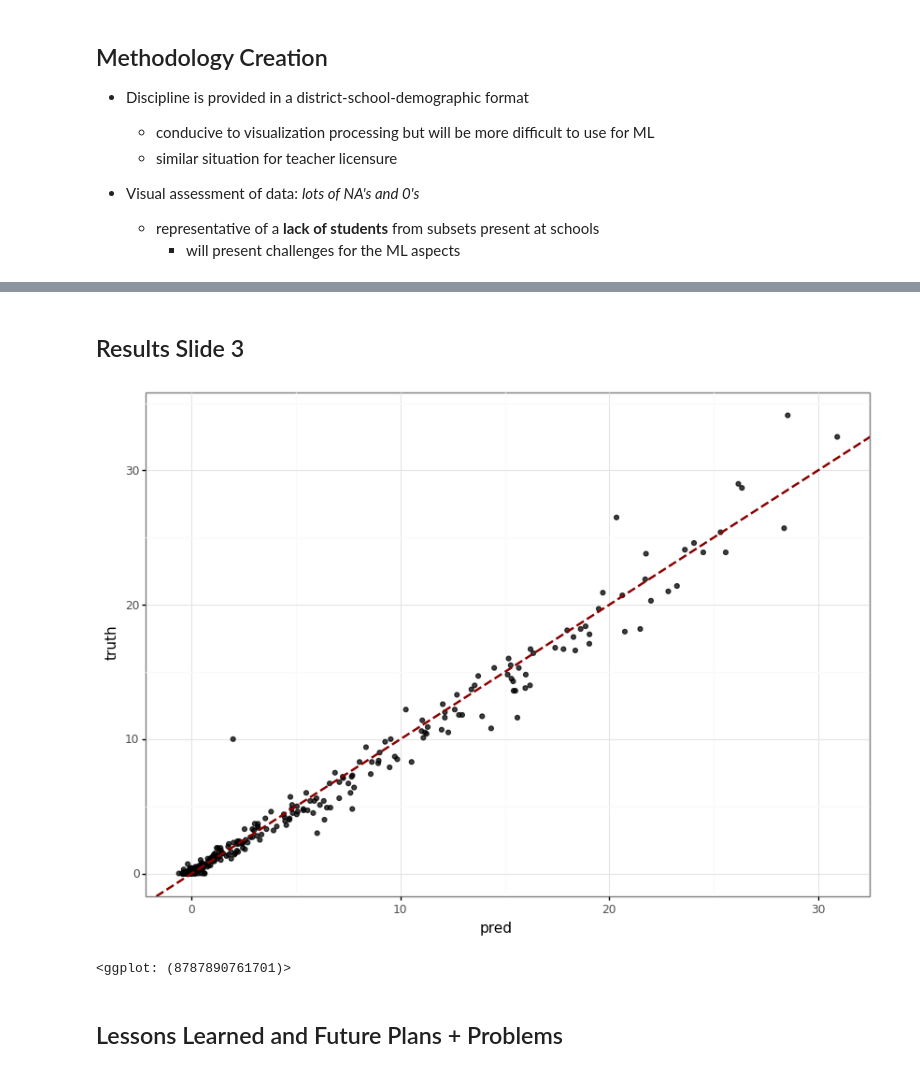
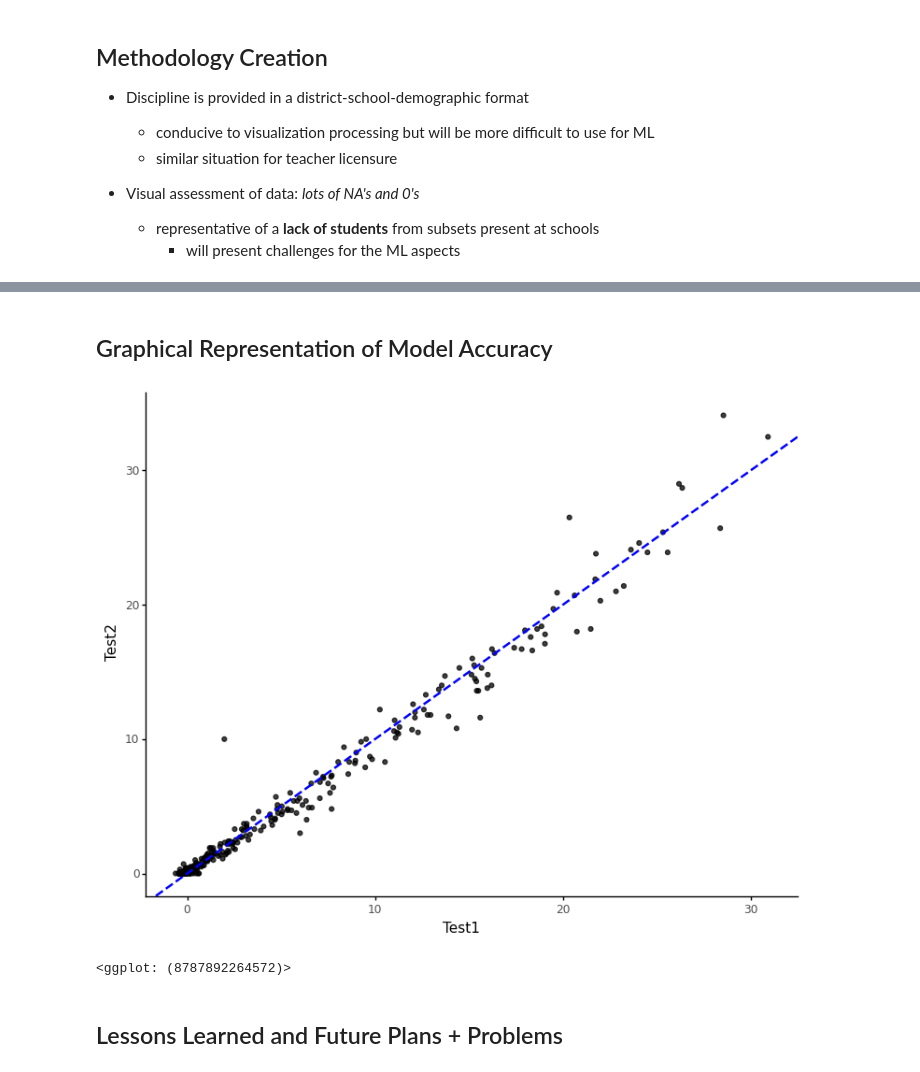
Before and after one commit to lawandyaseen/PPOL564FinalProject, a Jupyter notebook: Final Presentation.ipynb, the cells around one changed output, grey strips where cells are left out. Cells and saved outputs as stored; diff of their text form; code cells hidden in the pictures.

```diff
--- a/Final Presentation.ipynb
+++ b/Final Presentation.ipynb
@@ -210,9 +238,9 @@ plot
 # %% [markdown]
-## Results Slide 3
+## Graphical Representation of Model Accuracy
-# %%
-letsgo
-# %% [output]
-[figure, removed]
-<ggplot: (8787890761701)>
+# %%
+viz3
+# %% [output]
+[figure, added]
+<ggplot: (8787892264572)>
 # %% [markdown]
 ## Lessons Learned and Future Plans + Problems
```
Also changed, not shown: parts of 18 cells of this notebook.
